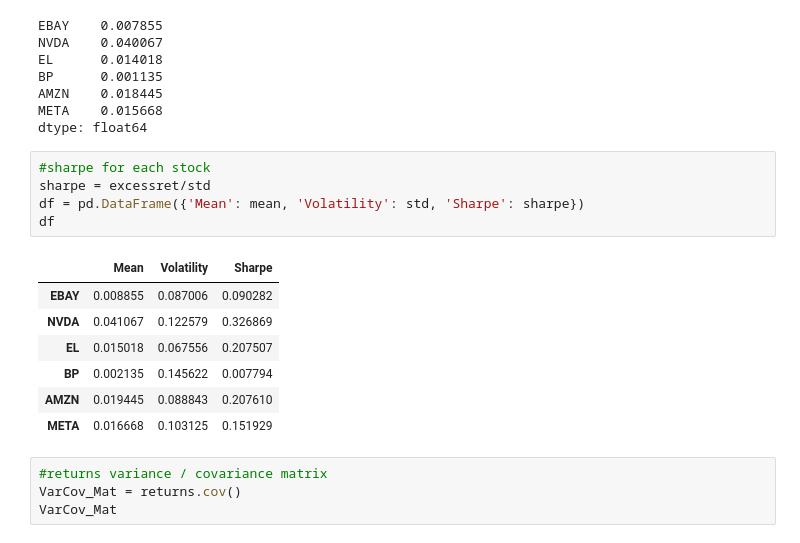
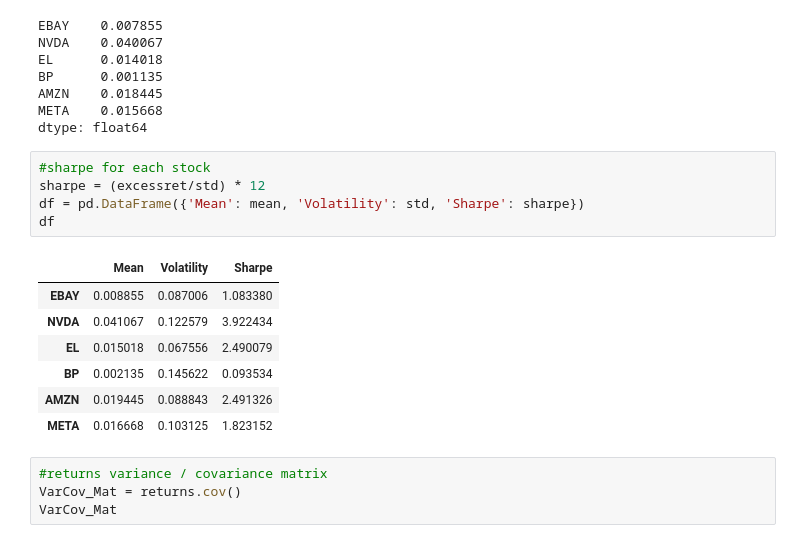
Before and after one commit to xwj0109/PTCW, a Jupyter notebook: MCrisk.ipynb, the cells around one changed output. Cells and saved outputs as stored; diff of their text form.

```diff
--- a/MCrisk.ipynb
+++ b/MCrisk.ipynb
@@ -55,17 +55,17 @@ META    0.015668
 dtype: float64
 # %%
 #sharpe for each stock
-sharpe = excessret/std
+sharpe = (excessret/std) * 12
 df = pd.DataFrame({'Mean': mean, 'Volatility': std, 'Sharpe': sharpe})
 df
 # %% [output]
 |  | Mean | Volatility | Sharpe |
-| EBAY | 0.008855 | 0.087006 | 0.090282 |
-| NVDA | 0.041067 | 0.122579 | 0.326869 |
-| EL | 0.015018 | 0.067556 | 0.207507 |
-| BP | 0.002135 | 0.145622 | 0.007794 |
-| AMZN | 0.019445 | 0.088843 | 0.207610 |
-| META | 0.016668 | 0.103125 | 0.151929 |
+| EBAY | 0.008855 | 0.087006 | 1.083380 |
+| NVDA | 0.041067 | 0.122579 | 3.922434 |
+| EL | 0.015018 | 0.067556 | 2.490079 |
+| BP | 0.002135 | 0.145622 | 0.093534 |
+| AMZN | 0.019445 | 0.088843 | 2.491326 |
+| META | 0.016668 | 0.103125 | 1.823152 |
 # %%
 #returns variance / covariance matrix
 VarCov_Mat = returns.cov()
```
Also changed, not shown: parts of 6 cells of this notebook.
